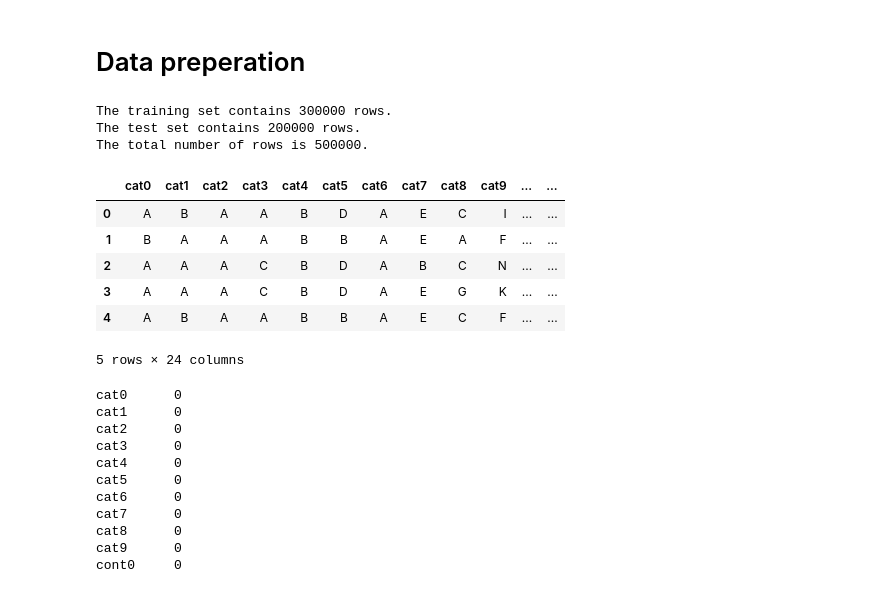
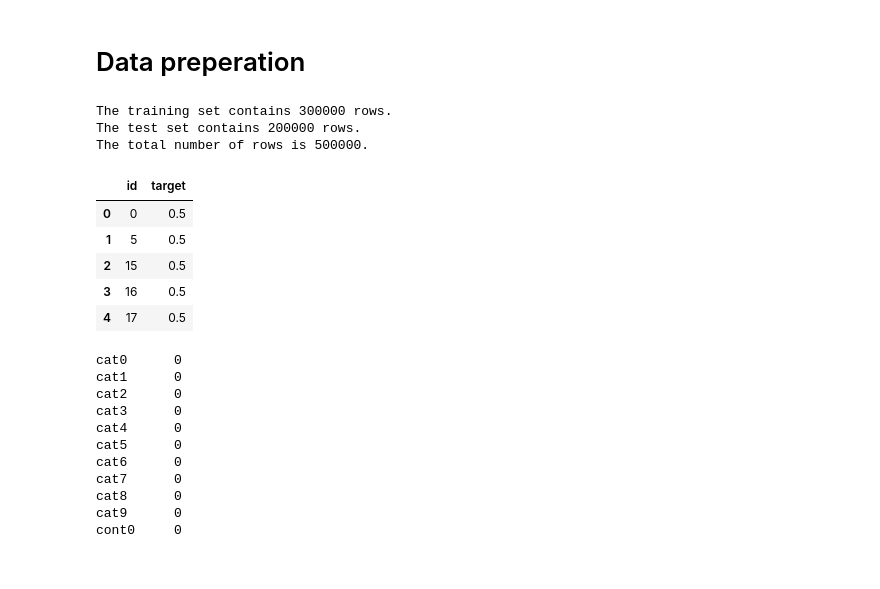
Before and after one commit to Hekkta/Feb-21-Playground-Kaggle, a Jupyter notebook: playground-feb-21.ipynb, the cells around one changed output. Saved outputs shown, nothing was run; the diff lists cells and outputs as text; code cells hidden in the pictures.

```diff
--- a/playground-feb-21.ipynb
+++ b/playground-feb-21.ipynb
@@ -32,39 +36,38 @@ for dirname, _, filenames in os.walk('/kaggle/input'):
 # %%
 # import datasets
 
 df_train = pd.read_csv('/kaggle/input/tabular-playground-series-feb-2021/train.csv')
 
 df_test = pd.read_csv('/kaggle/input/tabular-playground-series-feb-2021/test.csv')
 
 df_submission = pd.read_csv('/kaggle/input/tabular-playground-series-feb-2021/sample_submission.csv')
 
 df = pd.concat([df_train.iloc[:, 0:25], df_test])
 
 df = df.iloc[:, 1:]
 
 target = df_train['target']
 
 print('The training set contains ' + str(df_train.shape[0]) + ' rows.')
 print('The test set contains ' + str(df_test.shape[0]) + ' rows.')
 print('The total number of rows is ' + str(df.shape[0]) + '.')
 
 # remove multiple definitions to save memory space
 
 df_train = None
 df_test = None
 
-df.head()
+df_submission.head()
 # %% [output]
 The training set contains 300000 rows.
 The test set contains 200000 rows.
 The total number of rows is 500000.
-|  | cat0 | cat1 | cat2 | cat3 | cat4 | cat5 | cat6 | cat7 | cat8 | cat9 | ... | ... |
-| 0 | A | B | A | A | B | D | A | E | C | I | ... | ... |
-| 1 | B | A | A | A | B | B | A | E | A | F | ... | ... |
-| 2 | A | A | A | C | B | D | A | B | C | N | ... | ... |
-| 3 | A | A | A | C | B | D | A | E | G | K | ... | ... |
-| 4 | A | B | A | A | B | B | A | E | C | F | ... | ... |
+|  | id | target |
+| 0 | 0 | 0.5 |
+| 1 | 5 | 0.5 |
+| 2 | 15 | 0.5 |
+| 3 | 16 | 0.5 |
+| 4 | 17 | 0.5 |
-5 rows × 24 columns
 # %%
 # check for null values
 
```
Also changed, not shown: parts of 25 cells of this notebook.
